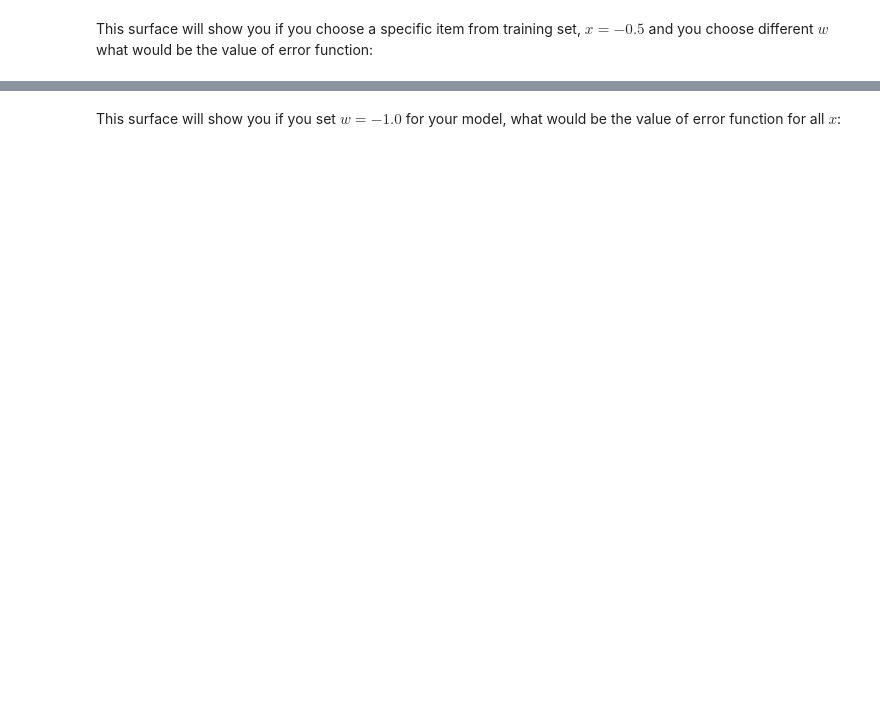
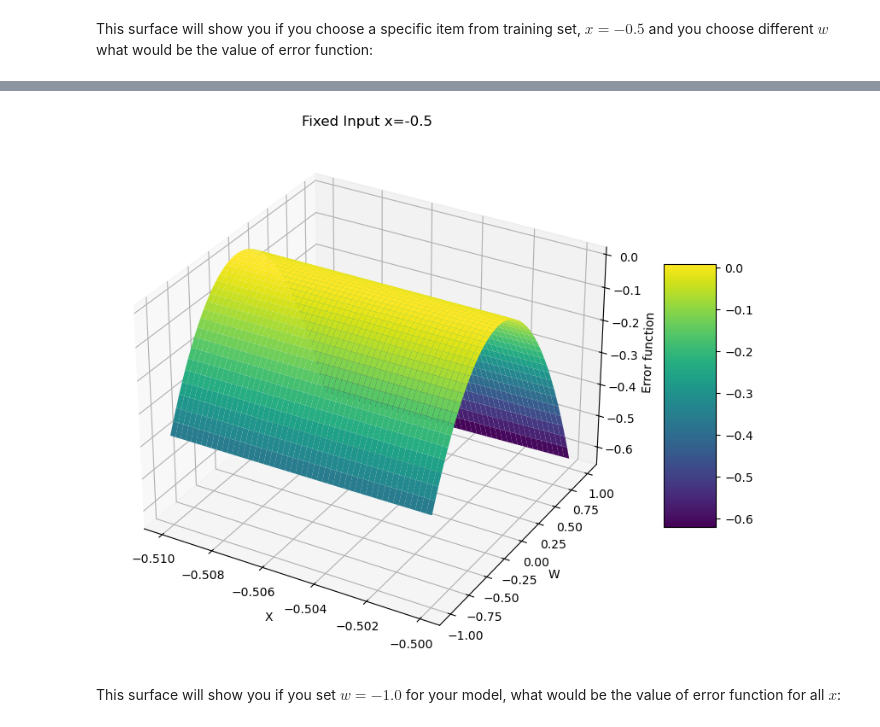
Before and after one commit to behnamasadi/PyTorchTutorial, a Jupyter notebook: optim_package/optimizers.ipynb, the cells around one changed output, grey strips where cells are left out. Drawn from its saved outputs; the diff is of its cells as text; code cells hidden in the pictures; blank space fills up the shorter version.

```diff
--- a/optim_package/optimizers.ipynb
+++ b/optim_package/optimizers.ipynb
@@ -15,2 +33,21 @@ This surface will show you if you choose a specific item from training set, $x=-
+# %%
+
+# 2. Fixed input x=-0.5
+x = np.linspace(-0.5, -0.51, 50)
+w = np.linspace(-1, 1, 50)
+X, W = np.meshgrid(x, w)
+Z = W*X**3 + X*W**2
+
+fig2 = plt.figure(figsize=(10, 8))
+ax2 = fig2.add_subplot(111, projection='3d')
+surf2 = ax2.plot_surface(X, W, Z, linewidth=0, cmap='viridis')
+ax2.set_xlabel('X')
+ax2.set_ylabel('W')
+ax2.set_zlabel('Error function')
+ax2.set_title('Fixed Input x=-0.5')
+fig2.colorbar(surf2, ax=ax2, shrink=0.5, aspect=5)
+plt.show()
+# %% [output]
+[figure, added]
 # %% [markdown]
 This surface will show you if you set $w=-1.0$ for your model, what would be the value of error function for all $x$:
```
Also changed, not shown: parts of 34 cells of this notebook, 16 other files.
